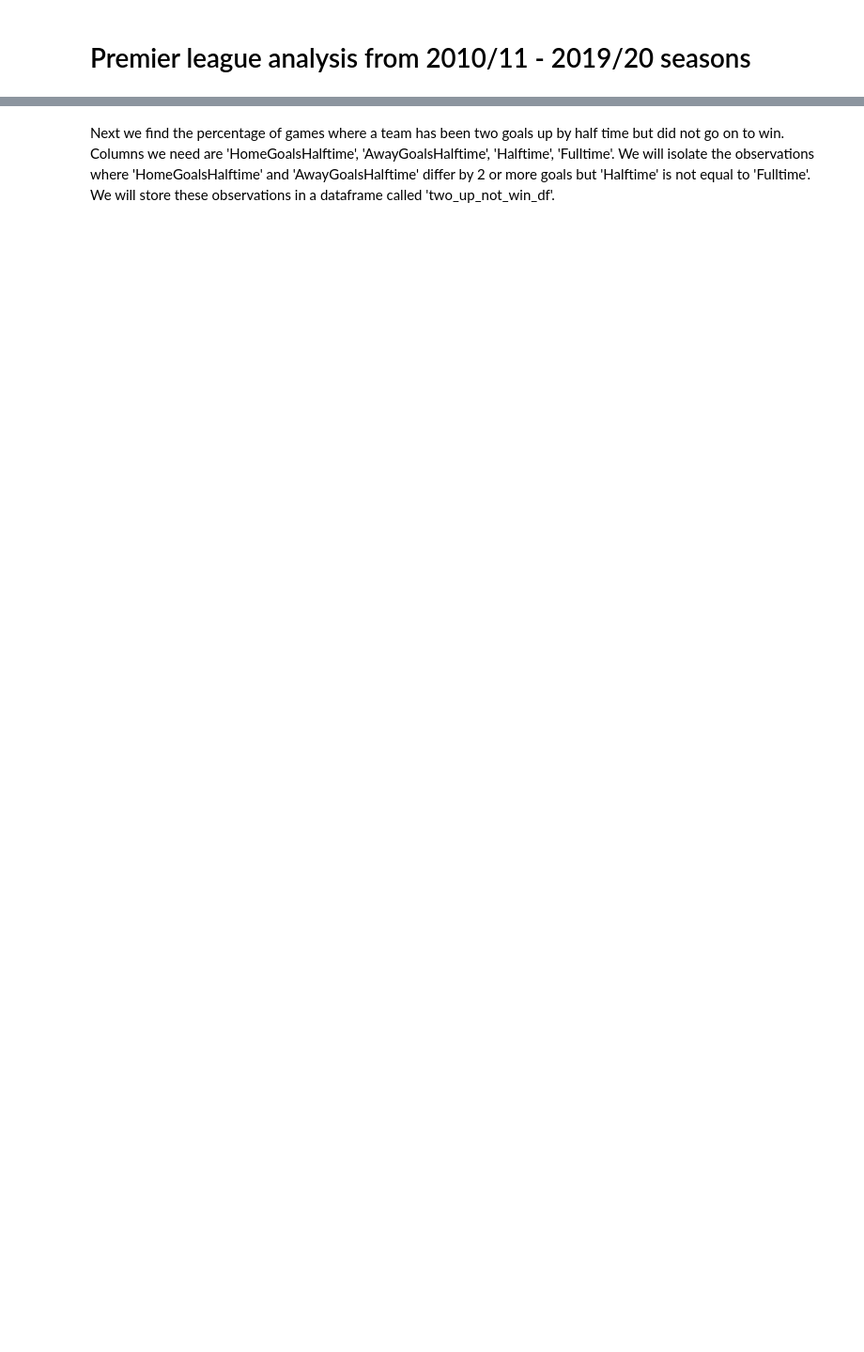
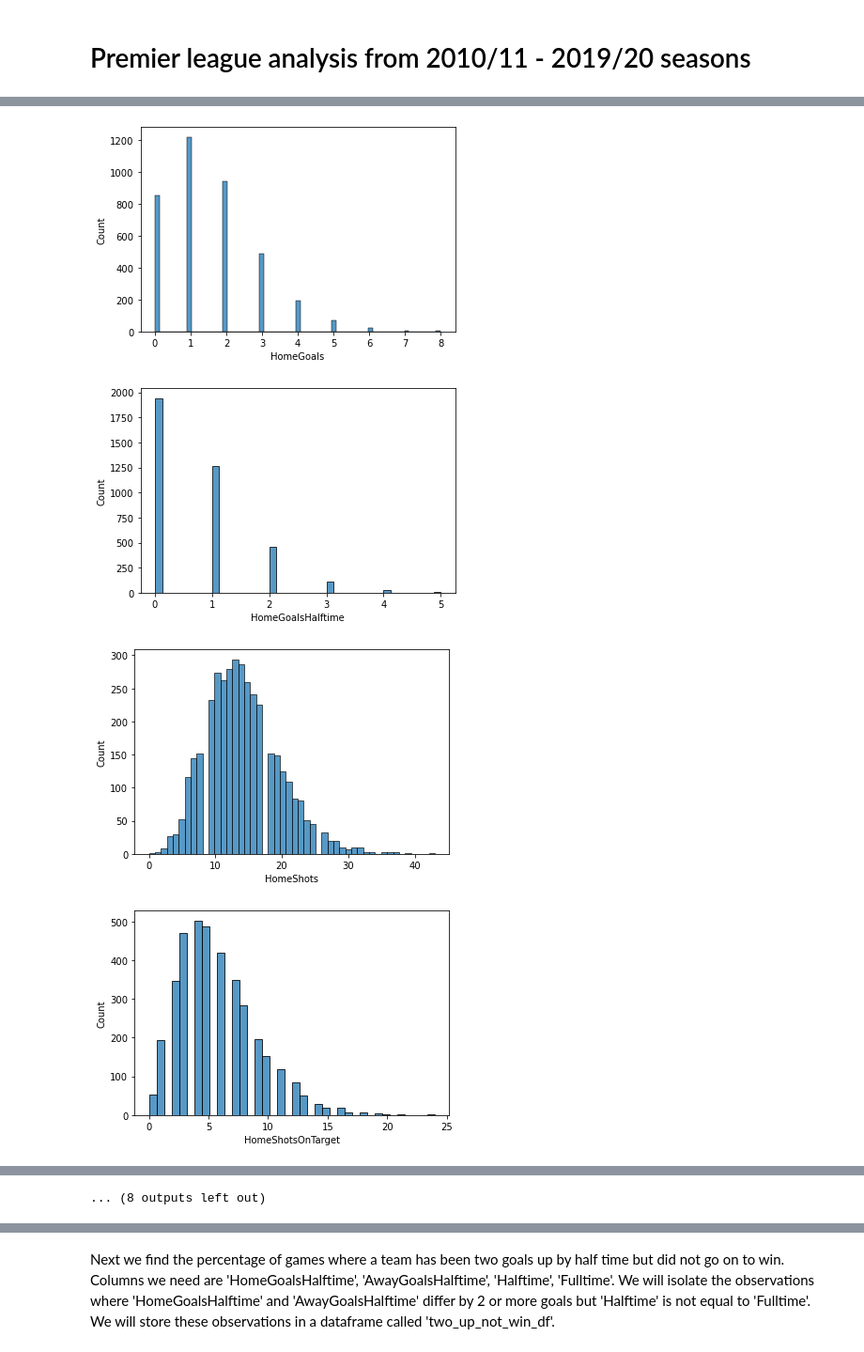
Before and after one commit to jake321southall/football-data-analysis, a Jupyter notebook: football analysis notebook.ipynb, the cells around one changed output, grey strips where cells are left out. Shown at 94% size. Saved outputs shown, nothing was run; the diff lists cells and outputs as text; code cells hidden in the pictures; blank space fills up the shorter version.

```diff
--- a/football analysis notebook.ipynb
+++ b/football analysis notebook.ipynb
@@ -35,0 +51,3 @@ HomeCorners          0
+# %%
+#Let's drop the columns we won't use
+df.drop(columns = ['Referee', 'HomeTeam', 'AwayTeam'], inplace=True)
@@ -35,0 +78,3 @@ HomeCorners          0
+# %%
+df = pd.get_dummies(df, columns = ['FullTime'])
+df.head()
@@ -35,0 +109,4 @@ HomeCorners          0
+# %%
+#creating a dataframe of only the numeric values
+df_num = df.drop(columns = ['Season', 'Date',
+       'Halftime'])
@@ -35,0 +131,10 @@ HomeCorners          0
+# %%
+for col in list(df_num.columns):
+    sns.histplot(df_num[col])
+    plt.show()
+    plt.clf()
+# %% [output]
+[figure, added]
+[figure, added]
+[figure, added]
+[figure, added]
@@ -35,0 +149 @@ HomeCorners          0
+... (8 outputs left out)
```
Also changed, not shown: parts of 30 cells of this notebook.
